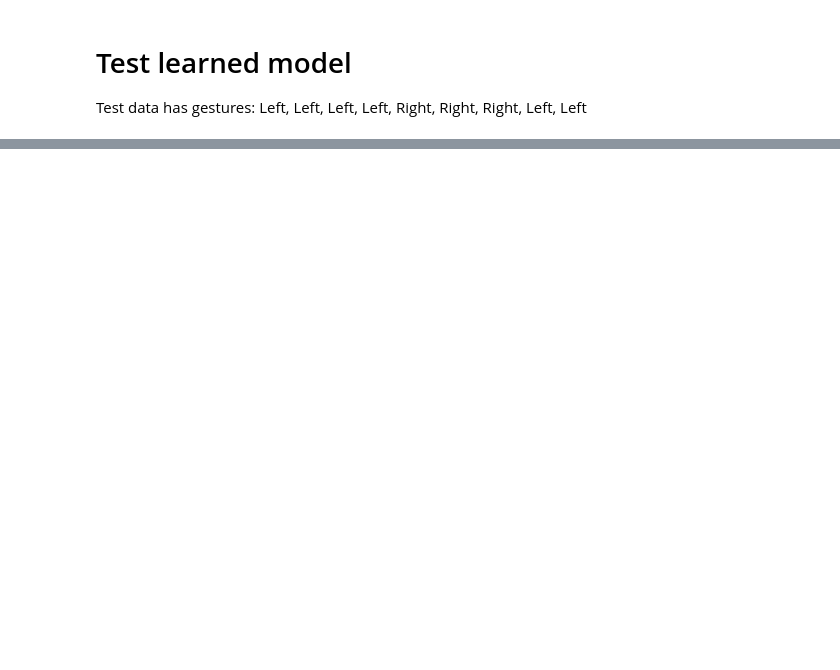
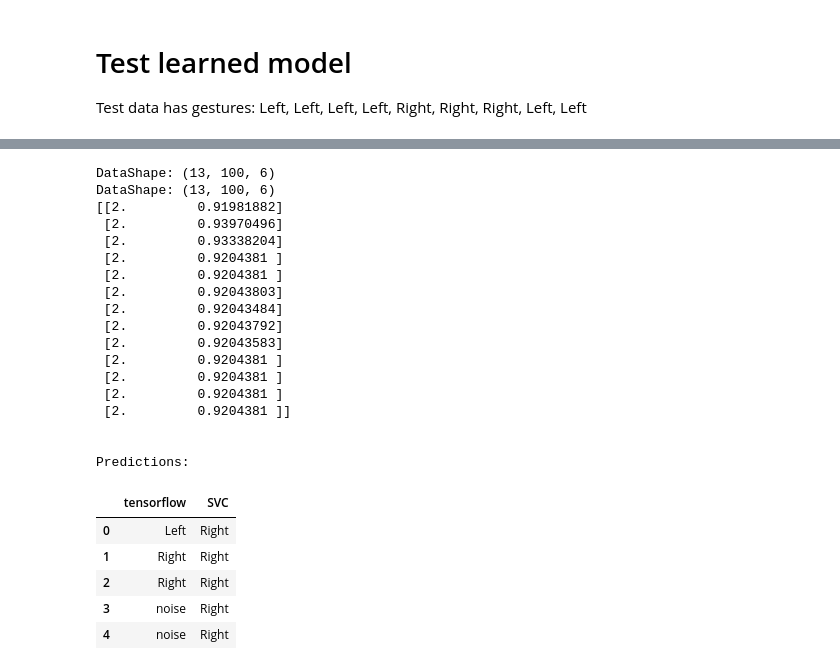
Before and after one commit to Alexsogge/wcs-cookbook, a Jupyter notebook: notebooks/process_data.ipynb, the cells around one changed output, grey strips where cells are left out. Saved outputs shown, nothing was run; the diff lists cells and outputs as text; code cells hidden in the pictures; blank space fills up the shorter version.

```diff
--- a/notebooks/process_data.ipynb
+++ b/notebooks/process_data.ipynb
@@ -325,3 +568,0 @@ import sklearn.svm
-# %%
-for split in range(15,101, 15):
-    print(split-15, split+10)
@@ -387,0 +637,18 @@ X_train.shape
+# %%
+def predict_from_file(filename, mode="tensorflow", print_res=False):
+    """
+    pipeline including reading the file, running a classifier
+    and outputting the results
+    """
+    df, col_name_tpls = read_file(filename)
+    length = len(df) / 50
+    trimed_df = trim_data(df, 5, length-1)
+    test_data = prepare_learn_set(trimed_df)
+    if mode == "tensorflow":
+        res = model.predict(test_data)
+    elif mode == "svm":
+        res = clf.predict_proba(get_features(test_data))
+    preds_and_confs = [(np.argmax(p), p[np.argmax(p)]) for p in res]
+    if print_res:
+        print([gestures[p[0]] for p in preds_and_confs])
+    return np.array(preds_and_confs)
@@ -387,0 +710,48 @@ X_train.shape
+# %%
+def live_demo(filename="data/live_demo.mkv"):
+    import warnings
+    warnings.filterwarnings("ignore")
+    res_tf = predict_from_file(filename, "tensorflow")
+    res_svm = predict_from_file(filename, "svm")
+    print(res_svm)
+
+    res_tf = [gestures[p[0]] for p in res_tf if p[1] > 0.95]
+    res_svm = [gestures[p[0]] for p in res_svm if p[1] > 0.6]
+    print("\n\nPredictions:\n")
+    """
+    for i, gesture in enumerate(res_tf):
+        print(i+1, ":", gesture, sep=" ")
+    print("=" * 20)
+    for i, gesture in enumerate(res_svm):
+        print(i+1, ":", gesture, sep=" ")
+    """
+    df = pd.DataFrame(list(zip(res_tf, res_svm)), columns=["tensorflow", "SVC"])
+    return df
+# %%
+res_df = live_demo("data/test_demo.mkv")
+res_df
+# %% [output]
+DataShape: (13, 100, 6)
+DataShape: (13, 100, 6)
+[[2.         0.91981882]
+ [2.         0.93970496]
+ [2.         0.93338204]
+ [2.         0.9204381 ]
+ [2.         0.9204381 ]
+ [2.         0.92043803]
+ [2.         0.92043484]
+ [2.         0.92043792]
+ [2.         0.92043583]
+ [2.         0.9204381 ]
+ [2.         0.9204381 ]
+ [2.         0.9204381 ]
+ [2.         0.9204381 ]]
+
+
+Predictions:
+|  | tensorflow | SVC |
+| 0 | Left | Right |
+| 1 | Right | Right |
+| 2 | Right | Right |
+| 3 | noise | Right |
+| 4 | noise | Right |
```
Also changed, not shown: parts of 32 cells of this notebook, 2 other files.
